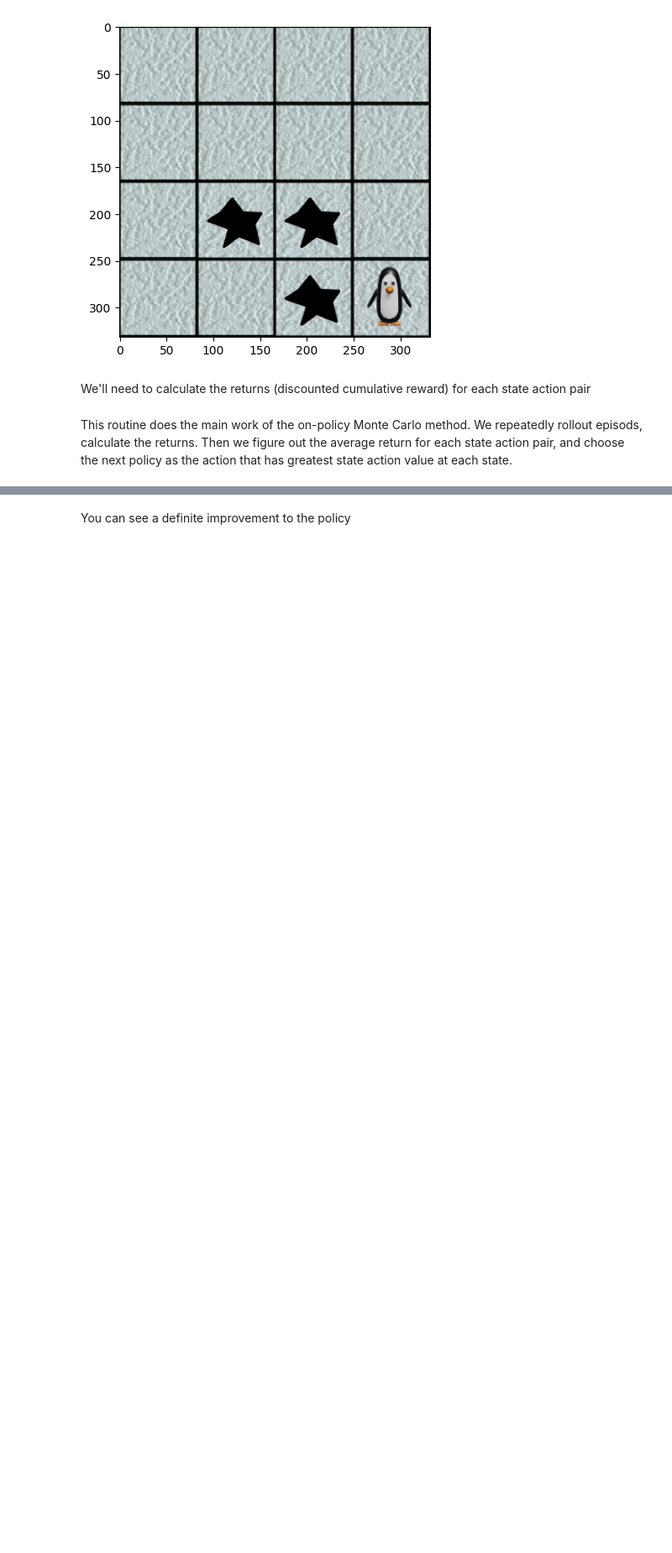
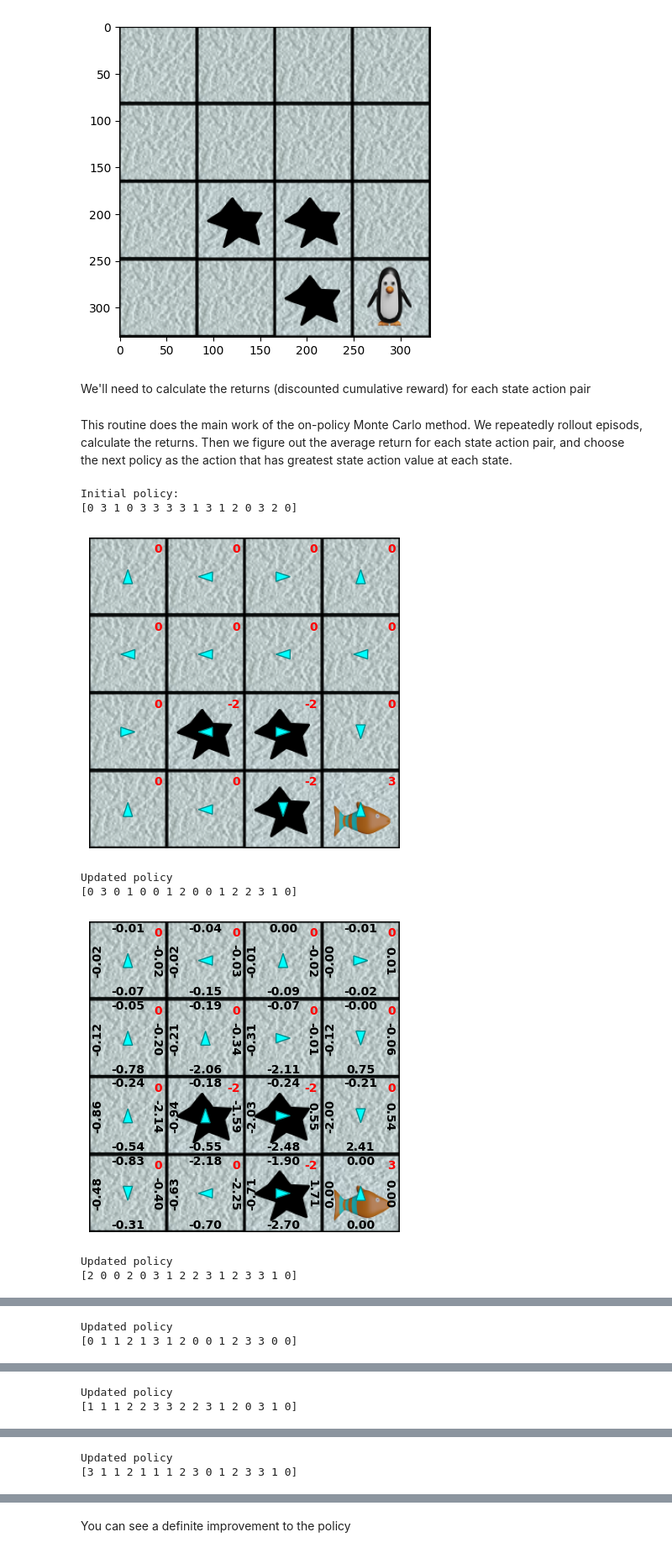
Before and after one commit to MinhNguyen2000/udlbook, a Jupyter notebook: Notebooks/Chap19/19_3_Monte_Carlo_Methods.ipynb, the cells around one changed output, grey strips where cells are left out. Shown at 84% size. Cells and saved outputs as stored; diff of their text form; code cells hidden in the pictures; blank space fills up the shorter version.

```diff
--- a/Notebooks/Chap19/19_3_Monte_Carlo_Methods.ipynb
+++ b/Notebooks/Chap19/19_3_Monte_Carlo_Methods.ipynb
@@ -361,10 +355,12 @@ You have to implement the following methods:
 # This takes a single step from an MDP
 def markov_decision_process_step_stochastic(state, transition_probabilities_given_action, reward_structure, terminal_states, stochastic_policy):
   # Pick action from the current state governed by the policy
-  action = np.random.choice(a=np.arange(0,4,1),p=stochastic_policy[:,state])
+  action = np.random.choice(a=np.arange(0,4,1),
+                            p=stochastic_policy[:,state])
 
   # Update the state stochastically given the current state and the action taken
-  new_state = np.random.choice(a=np.arange(0,transition_probabilities_given_action.shape[0]),p = transition_probabilities_given_action[:,state,action])
+  new_state = np.random.choice(a=np.arange(0,transition_probabilities_given_action.shape[0]),
+                               p = transition_probabilities_given_action[:,state,action])
 
   # Return the reward
   reward = reward_structure[new_state]
@@ -438,7 +434,10 @@ def deterministic_policy_to_epsilon_greedy(policy, epsilon=0.2):
   # Replace this line:
   # stochastic_policy = np.ones((4,16)) * 0.25
 
-  stochastic_policy = np.full((4,16), epsilon/3)
+  num_action = 4
+  num_state = 16
+
+  stochastic_policy = np.full((num_action, num_state), epsilon/3)
   for state, probs in enumerate(stochastic_policy.T):
     chosen_action = policy[state]
     stochastic_policy.T[state][chosen_action] = 1 - epsilon
@@ -505,12 +504,14 @@ Episode Done: 15
 We'll need to calculate the returns (discounted cumulative reward) for each state action pair
 # %%
 def calculate_returns(rewards, gamma):
+  ''' This function caclculates the discounted return for all states in a trajectory '''
   returns = np.zeros(len(rewards))
   for c_return in range(len(returns)):
     returns[c_return] = calculate_return(rewards[c_return:], gamma)
   return returns
 
 def calculate_return(rewards, gamma):
+  ''' This function calculate the return for one state in the trajectory '''
   return_val = 0.0
   for i in range(len(rewards)):
       return_val += rewards[i] * np.power(gamma, i)
@@ -523,8 +524,10 @@ def update_policy_mc(initial_state, transition_probabilities_given_action, rewar
   # number of times we observed that action/state pair
   n_state = transition_probabilities_given_action.shape[0]
   n_action = transition_probabilities_given_action.shape[2]
+
   # Contains the total returns seen for taking this action at this state
   state_action_returns_total = np.zeros((n_action, n_state))
+
   # Contains the number of times we have taken this action in this state
   state_action_count = np.zeros((n_action,n_state))
 
@@ -532,46 +535,64 @@ def update_policy_mc(initial_state, transition_probabilities_given_action, rewar
   for c_rollout in range(n_rollouts):
       # TODO -- Complete this function
       # 1. Draw a random state from 0 to 14
+      initial_state = np.random.choice(15)
+      terminal_states = [15]
+
       # 2. Get one episode starting at that state
+      states, rewards, actions = get_one_episode(initial_state, transition_probabilities_given_action, reward_structure, terminal_states, stochastic_policy)
+
       # 3. Compute the returns
+      returns = calculate_returns(rewards, gamma)
+
       # 4. For each position in the trajectory, update state_action_returns_total and state_action_count
       # Replace these two lines
-      state_action_returns_total[0,1] = state_action_returns_total[0,1]
-      state_action_count[0,1] = state_action_count[0,1]
+      for idx,_ in enumerate(states):
+        if states[idx] not in terminal_states:
+          state_action_returns_total[actions[idx],states[idx]] += returns[idx]
+          state_action_count[actions[idx],states[idx]] += 1
 
 
   # Normalize -- add small number to denominator to avoid divide by zero
-  state_action_values = state_action_returns_total/( state_action_count+0.00001)
+  state_action_values = state_action_returns_total/(state_action_count+0.00001)
   policy = np.argmax(state_action_values, axis=0).astype(int)
   return policy, state_action_values
 # %%
 # Set seed so random numbers always the same
 np.random.seed(0)
 # Print in compact form
 np.set_printoptions(precision=3)
 
 # Let's start with by setting the policy randomly
 policy = np.random.choice(size= n_rows * n_cols, a=np.arange(0,4,1))
-gamma = 0.9
+gamma = 0.5
 print("Initial policy:")
 print(policy)
 mdp_drawer = DrawMDP(n_rows, n_cols)
 mdp_drawer.draw(layout, policy = policy, rewards = reward_structure)
 
 terminal_states = [15]
 # Track all the policies so we can visualize them later
 all_policies = []
 n_policy_update = 2000
 for c_policy_update in range(n_policy_update):
     # Convert policy to stochastic
     stochastic_policy = deterministic_policy_to_epsilon_greedy(policy)
     # Update policy by Monte Carlo method
     policy, state_action_values = update_policy_mc(initial_state, transition_probabilities_given_action, reward_structure, terminal_states, stochastic_policy, gamma, n_rollouts=100)
     all_policies.append(policy)
 
     # Print out 10 snapshots of progress
     if (c_policy_update % (n_policy_update//10) == 0) or c_policy_update == n_policy_update - 1:
         print("Updated policy")
         print(policy)
         mdp_drawer = DrawMDP(n_rows, n_cols)
         mdp_drawer.draw(layout, policy = policy, rewards = reward_structure, state_action_values=state_action_values)
+# %% [output]
+Initial policy:
+[0 3 1 0 3 3 3 3 1 3 1 2 0 3 2 0]
+[figure, added]
+Updated policy
+[0 3 0 1 0 0 1 2 0 0 1 2 2 3 1 0]
+[figure, added]
+Updated policy
+[2 0 0 2 0 3 1 2 2 3 1 2 3 3 1 0]
@@ -577,0 +600,2 @@ for c_policy_update in range(n_policy_update):
+Updated policy
+[0 1 1 2 1 3 1 2 0 0 1 2 3 3 0 0]
@@ -577,0 +603,2 @@ for c_policy_update in range(n_policy_update):
+Updated policy
+[1 1 1 2 2 3 3 2 2 3 1 2 0 3 1 0]
@@ -577,0 +606,2 @@ for c_policy_update in range(n_policy_update):
+Updated policy
+[3 1 1 2 1 1 1 2 3 0 1 2 3 3 1 0]
```
Also changed, not shown: parts of 4 cells of this notebook.
